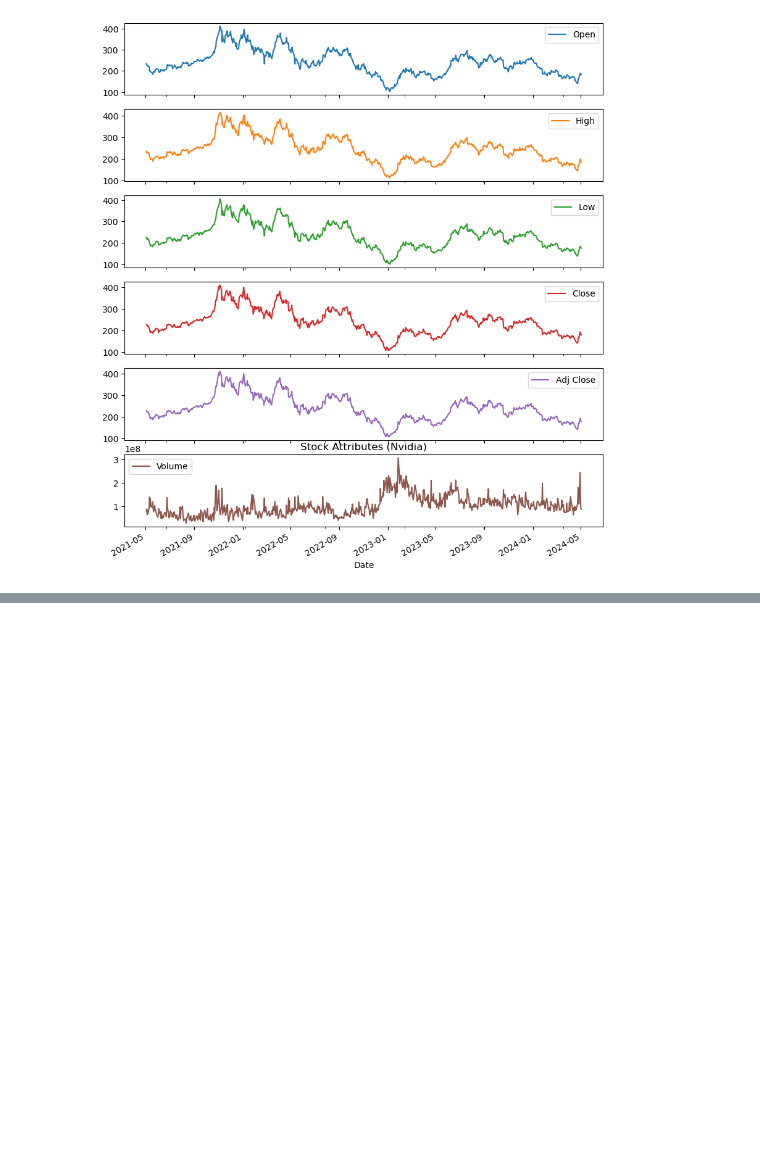
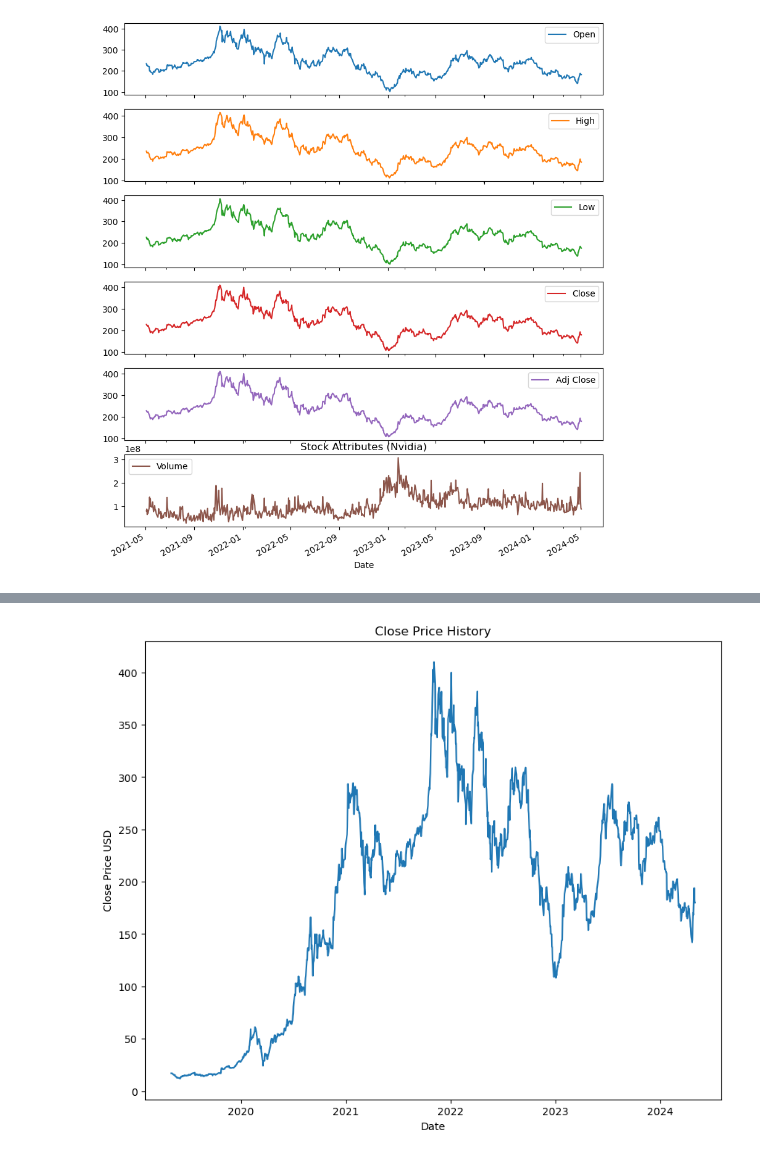
Before and after one commit to Kestrel86/Stock_Analysis, a Jupyter notebook: tesla_analysis.ipynb, the cells around one changed output, grey strips where cells are left out. Saved outputs shown, nothing was run; the diff lists cells and outputs as text; code cells hidden in the pictures; blank space fills up the shorter version.

```diff
--- a/tesla_analysis.ipynb
+++ b/tesla_analysis.ipynb
@@ -104,0 +162,5 @@ fig.show()
+# %%
+start = datetime(end.year - 5, end.month, end.day)
+df_tsla = pdr.get_data_yahoo('TSLA', start=start, end=end)
+
+df_tsla.head()
@@ -104,0 +176,9 @@ fig.show()
+# %%
+plt.figure(figsize=(10,8))
+plt.title('Close Price History')
+plt.plot(df_tsla['Close'])
+plt.xlabel('Date')
+plt.ylabel('Close Price USD')
+plt.show()
+# %% [output]
+[figure, added]
```
Also changed, not shown: parts of 23 cells of this notebook, 4 other files.
